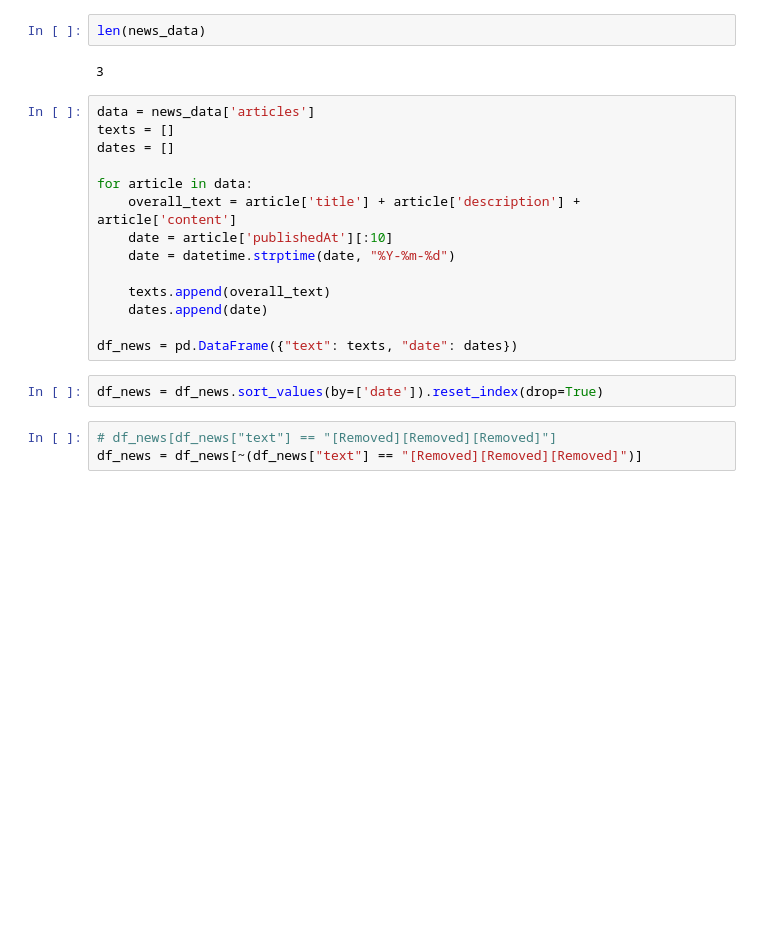
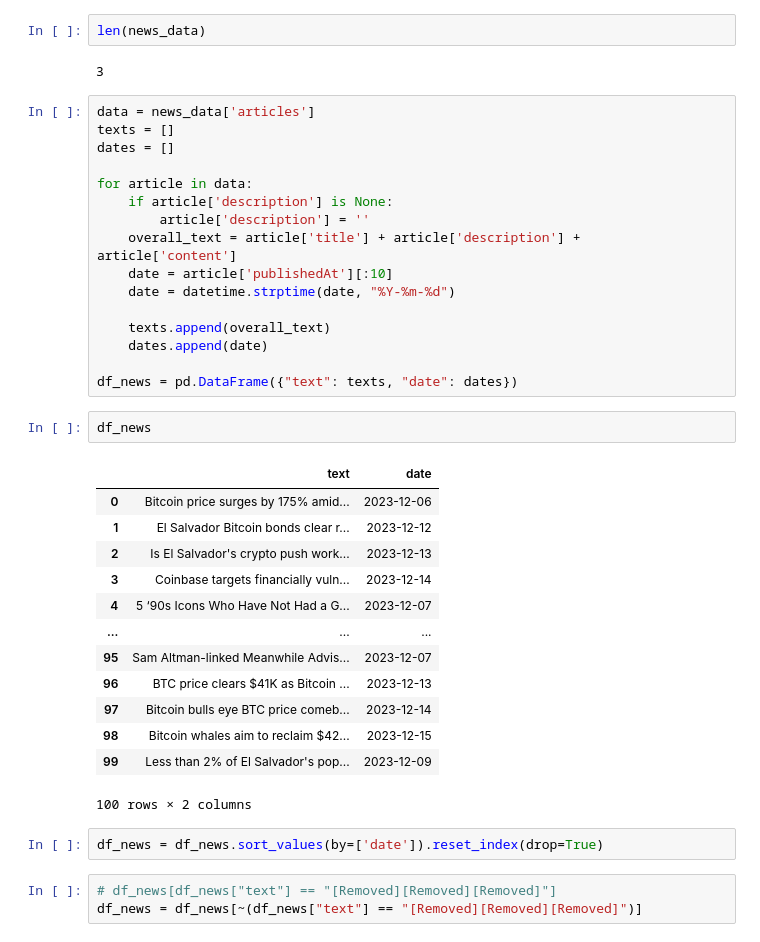
Before and after one commit to ShreyashThengne/AI_project, a Jupyter notebook: main.ipynb, the cells around one changed output. Drawn from its saved outputs; the diff is of its cells as text; blank space fills up the shorter version.

```diff
--- a/main.ipynb
+++ b/main.ipynb
@@ -56,6 +60,8 @@ texts = []
 dates = []
 
 for article in data:
+    if article['description'] is None:
+        article['description'] = ''
     overall_text = article['title'] + article['description'] + article['content']
     date = article['publishedAt'][:10]
     date = datetime.strptime(date, "%Y-%m-%d")
@@ -64,6 +70,22 @@ for article in data:
     dates.append(date)
 
 df_news = pd.DataFrame({"text": texts, "date": dates})
+# %%
+df_news
+# %% [output]
+|  | text | date |
+| 0 | Bitcoin price surges by 175% amid... | 2023-12-06 |
+| 1 | El Salvador Bitcoin bonds clear r... | 2023-12-12 |
+| 2 | Is El Salvador's crypto push work... | 2023-12-13 |
+| 3 | Coinbase targets financially vuln... | 2023-12-14 |
+| 4 | 5 ‘90s Icons Who Have Not Had a G... | 2023-12-07 |
+| ... | ... | ... |
+| 95 | Sam Altman-linked Meanwhile Advis... | 2023-12-07 |
+| 96 | BTC price clears $41K as Bitcoin ... | 2023-12-13 |
+| 97 | Bitcoin bulls eye BTC price comeb... | 2023-12-14 |
+| 98 | Bitcoin whales aim to reclaim $42... | 2023-12-15 |
+| 99 | Less than 2% of El Salvador's pop... | 2023-12-09 |
+100 rows × 2 columns
 # %%
 df_news = df_news.sort_values(by=['date']).reset_index(drop=True)
 # %%
```
Also changed, not shown: parts of 18 cells of this notebook, 5 other files.
